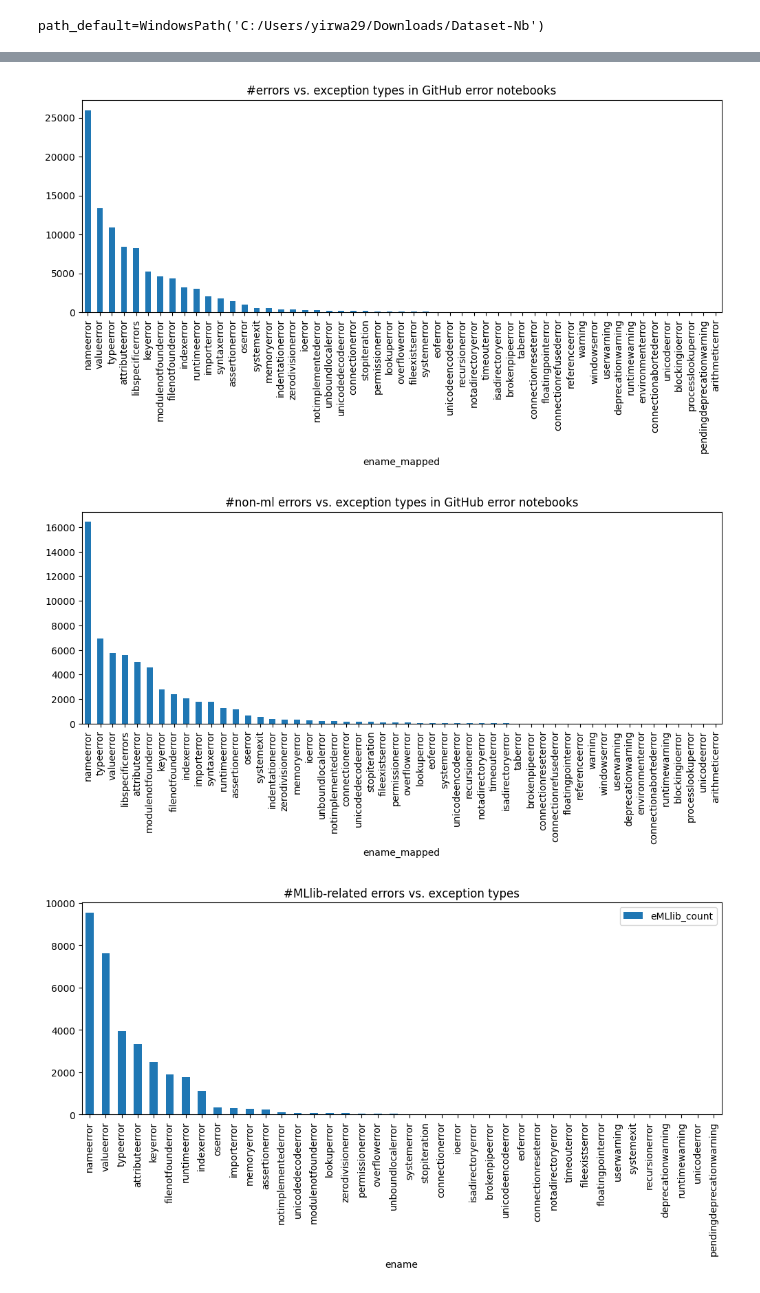
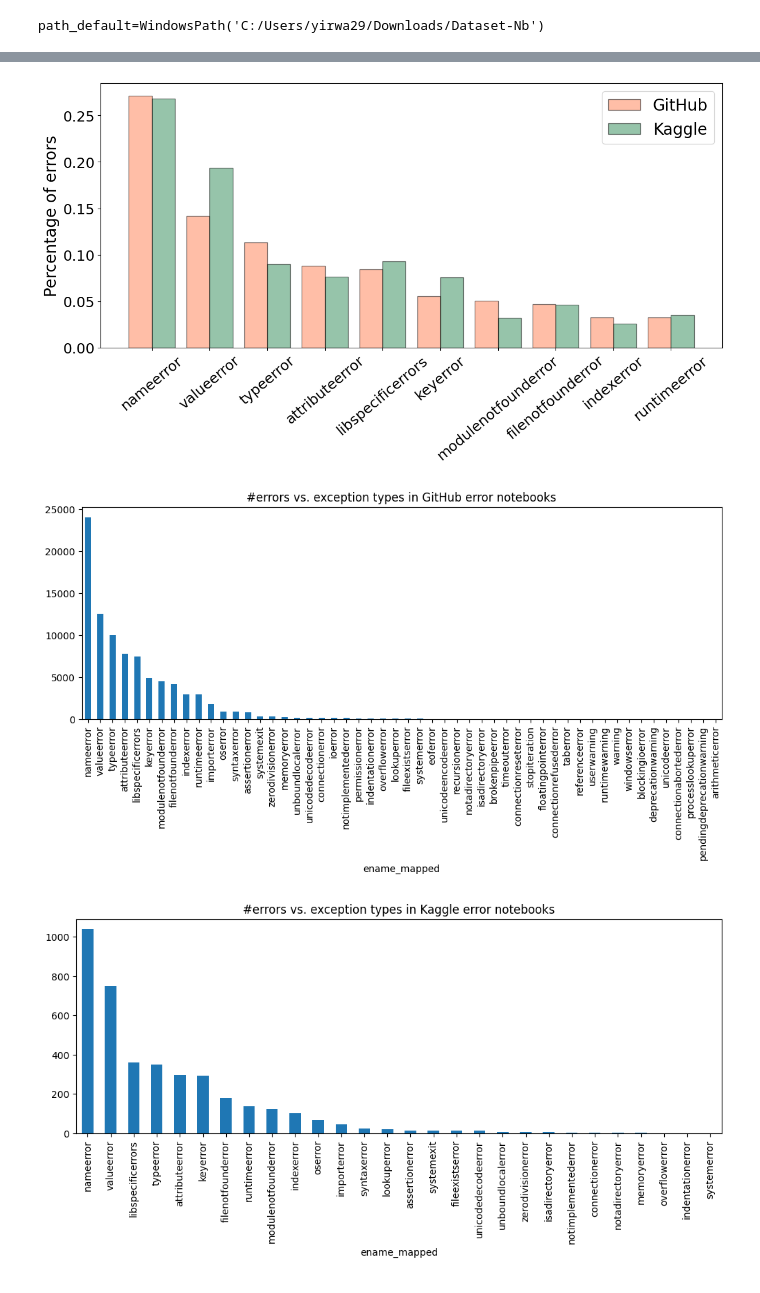
Before and after one commit to PELAB-LiU/jupyter_nbs_empirical, a Jupyter notebook: notebook_error_analysis-exception_types.ipynb, the cells around one changed output, grey strips where cells are left out. Cells and saved outputs as stored; diff of their text form; code cells hidden in the pictures.

Commit message:
visualization

```diff
--- a/notebook_error_analysis-exception_types.ipynb
+++ b/notebook_error_analysis-exception_types.ipynb
@@ -11,6 +6,7 @@ mlbugs -> ~df_err.exp_mllib.isnull()
 import pandas as pd
 import config
 
-df_mlerr_g = pd.read_excel(config.path_github_error_process.joinpath('nberror_g_all_eid_p_mlbugs.xlsx'))
+df_err_grouped_k = pd.read_excel(config.path_default.joinpath('data_dedup_cluster/df_err_processed_clustered_k.xlsx'))
+df_err_grouped_g = pd.read_excel(config.path_default.joinpath('data_dedup_cluster/df_err_processed_clustered_g.xlsx'))
 # %% [output]
 path_default=WindowsPath('C:/Users/yirwa29/Downloads/Dataset-Nb')
@@ -27,10 +23,34 @@ Percentage of other py bugs vs. all errors in GitHub ML error notebooks: 0.63029
+# %%
+# https://matplotlib.org/stable/gallery/color/named_colors.html
+import numpy as np
+import matplotlib.pyplot as plt
+
+g=(df_err_grouped_g["ename_mapped"].groupby([df_err_grouped_g["ename_mapped"]]).count().sort_values(ascending=0)/len(df_err_grouped_g))[:10]
+k=(df_err_grouped_k["ename_mapped"].groupby([df_err_grouped_k["ename_mapped"]]).count().sort_values(ascending=0)/len(df_err_grouped_k))[:10]
+gk = pd.concat([g, k], axis=1, keys=["GitHub","Kaggle"])
+
+ind = np.arange(len(gk.index))
+
+width = 0.4
+fontsize = 20
+plt.figure(figsize=(14,6))
+plt.bar(ind - width / 2, gk.GitHub, width, label = 'GitHub', alpha = 0.5, color = 'coral', edgecolor = 'black')
+plt.bar(ind + width / 2, gk.Kaggle, width, label = 'Kaggle', alpha = 0.5, color = 'seagreen', edgecolor = 'black')
+
+plt.xticks(ind, gk.index, rotation=40, fontsize=fontsize-2)
+plt.yticks(fontsize=fontsize-2)
+# plt.xlabel("Exception types", fontsize=fontsize)
+plt.ylabel("Percentage of errors", fontsize=fontsize)
+plt.legend(fontsize=fontsize)
+plt.savefig(r"C:\Users\yirwa29\OneDrive - Linköpings universitet\SAProject\Paper2/exp_types.pdf", bbox_inches='tight')
+plt.show()
+# %% [output]
+[figure, added]
 # %%
 import util
 
-util.visulize_exps(df_mlerr_g, title="#errors vs. exception types in GitHub error notebooks")
-util.visulize_exps(df_mlerr_g_pybugs, title="#non-ml errors vs. exception types in GitHub error notebooks")
-util.visulize_exps_mlnbs(df_mlerr_g)
+util.visulize_exps(df_err_grouped_g, title="#errors vs. exception types in GitHub error notebooks")
+util.visulize_exps(df_err_grouped_k, title="#errors vs. exception types in Kaggle error notebooks")
 # %% [output]
-[figure, old version]
+[figure, new version]
-[figure, old version]
+[figure, new version]
-[figure, removed]
```
Also changed, not shown: parts of 12 cells of this notebook, 2 other files.
